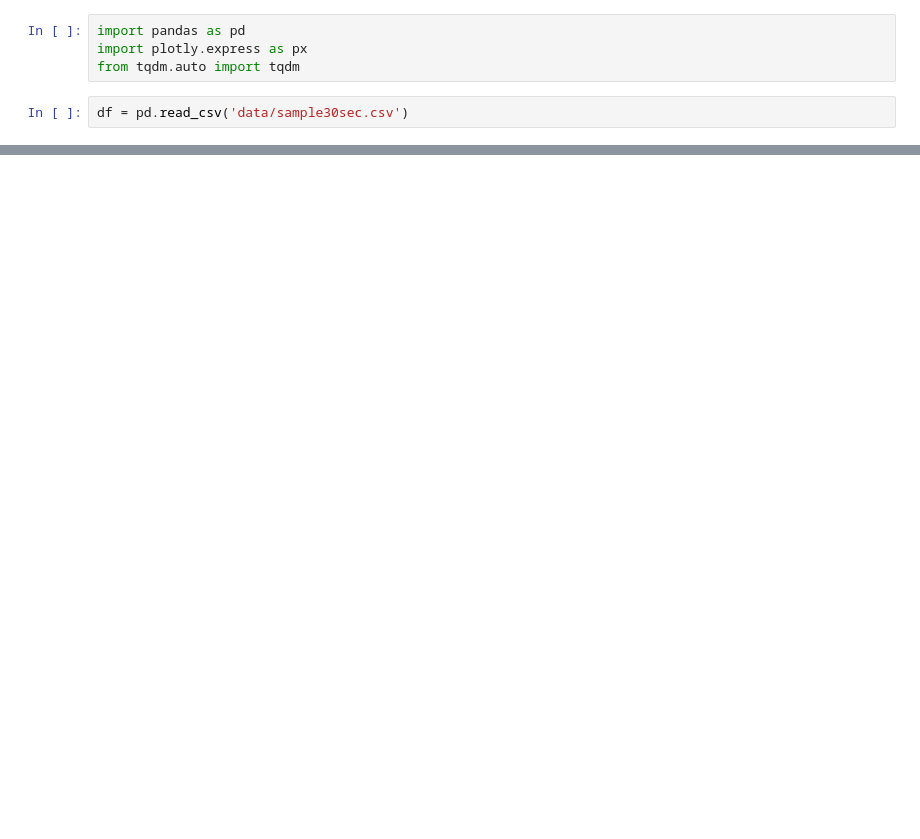
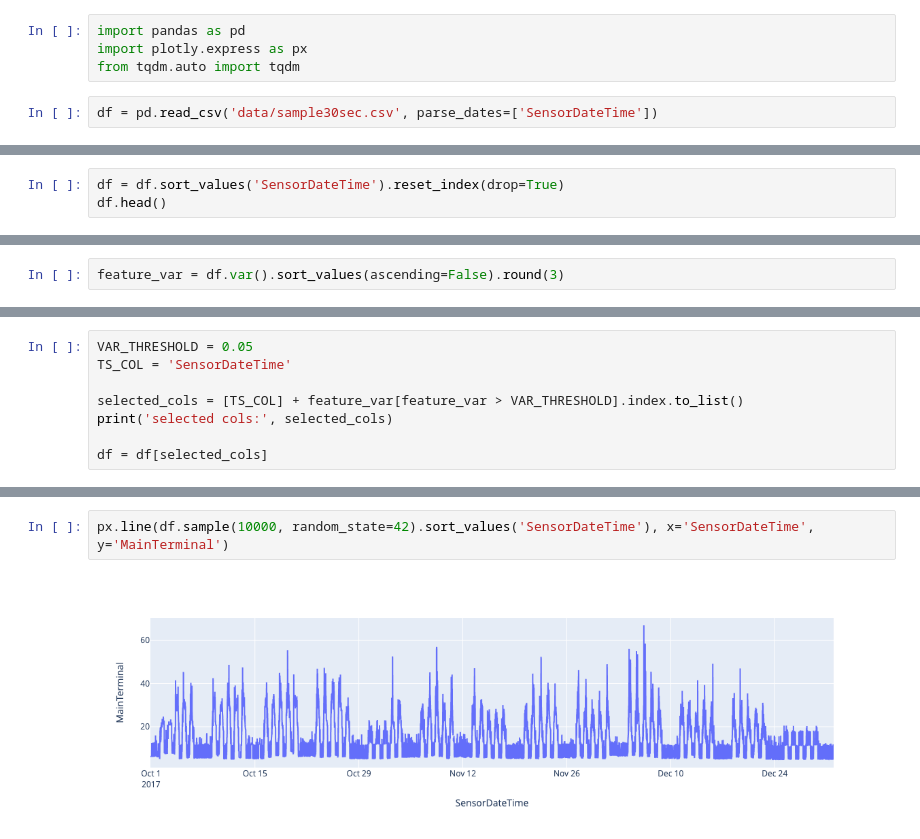
Before and after one commit to ptyshevs/nilm, a Jupyter notebook: hipe_data_exploration.ipynb, the cells around one changed output, grey strips where cells are left out. Cells and saved outputs as stored; diff of their text form; blank space fills up the shorter version.

```diff
--- a/hipe_data_exploration.ipynb
+++ b/hipe_data_exploration.ipynb
@@ -3,7 +3,7 @@ import pandas as pd
 import plotly.express as px
 from tqdm.auto import tqdm
 # %%
-df = pd.read_csv('data/sample30sec.csv')
+df = pd.read_csv('data/sample30sec.csv', parse_dates=['SensorDateTime'])
 # %%
 df.info(memory_usage='deep')
 # %% [output]
@@ -28,0 +29,3 @@ memory usage: 43.0 MB
+# %%
+df = df.sort_values('SensorDateTime').reset_index(drop=True)
+df.head()
@@ -28,0 +54,2 @@ memory usage: 43.0 MB
+# %%
+feature_var = df.var().sort_values(ascending=False).round(3)
@@ -28,0 +88,8 @@ memory usage: 43.0 MB
+# %%
+VAR_THRESHOLD = 0.05
+TS_COL = 'SensorDateTime'
+
+selected_cols = [TS_COL] + feature_var[feature_var > VAR_THRESHOLD].index.to_list()
+print('selected cols:', selected_cols)
+
+df = df[selected_cols]
@@ -28,0 +114,4 @@ memory usage: 43.0 MB
+# %%
+px.line(df.sample(10000, random_state=42).sort_values('SensorDateTime'), x='SensorDateTime', y='MainTerminal')
+# %% [output]
+[figure, added]
```
Also changed, not shown: parts of 8 cells of this notebook, 1 other file.
